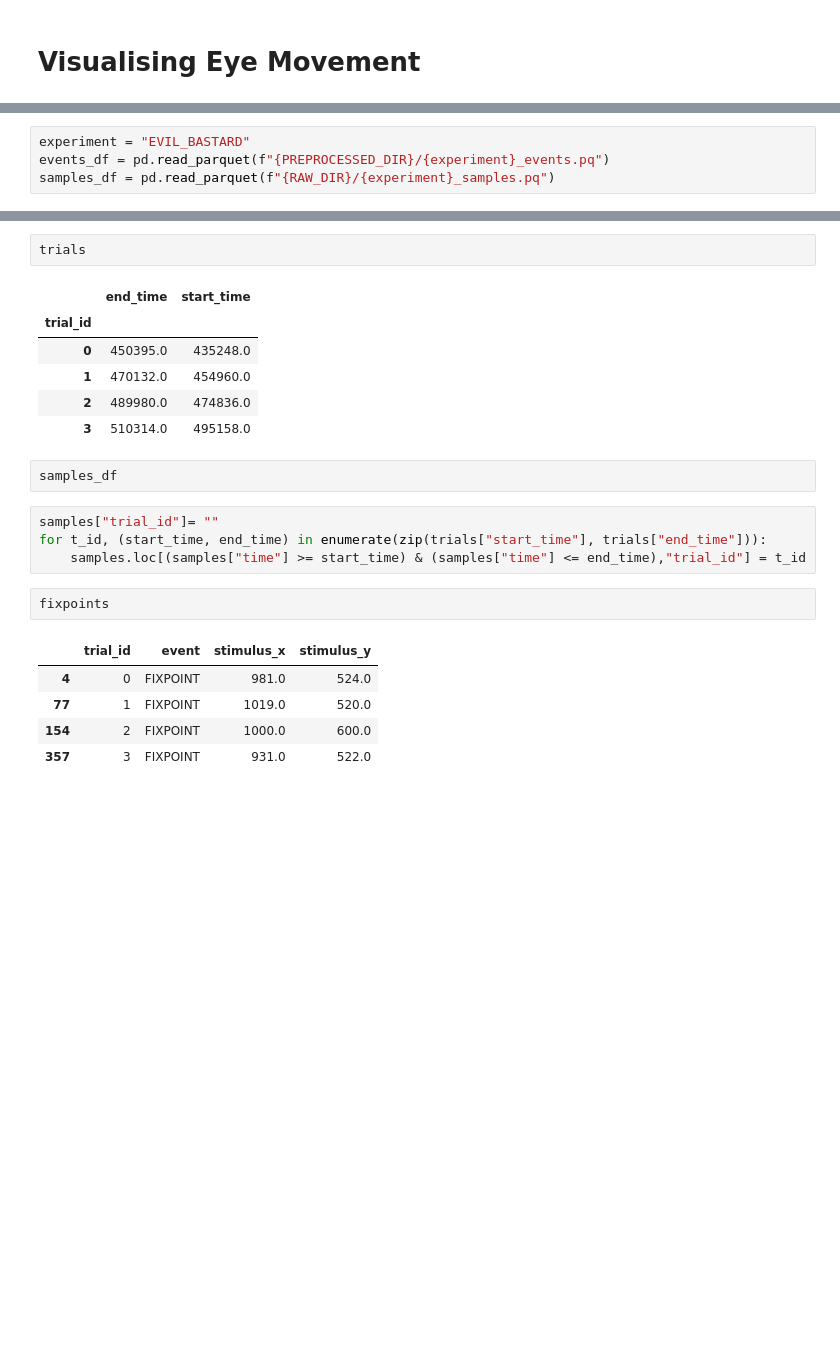
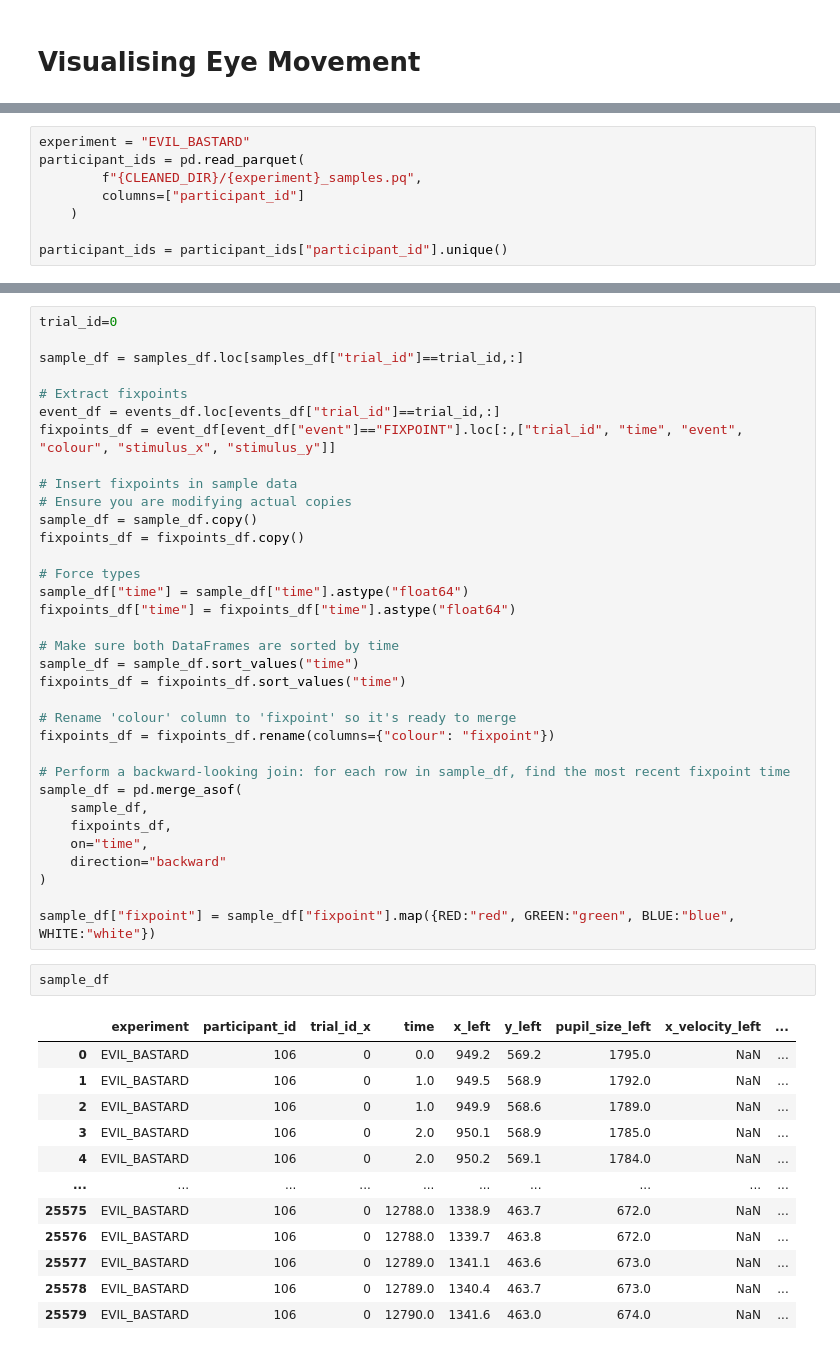
Before and after one commit to krusand/Analyzing-concussions-through-eyetracking-measurements, a Jupyter notebook: VisualisingEyeMovement/VisualisingEyeMovement.ipynb, the cells around one changed output, grey strips where cells are left out. Cells and saved outputs as stored; diff of their text form; blank space fills up the shorter version.

```diff
--- a/VisualisingEyeMovement/VisualisingEyeMovement.ipynb
+++ b/VisualisingEyeMovement/VisualisingEyeMovement.ipynb
@@ -17,5 +18,9 @@ sys.path.append(os.path.abspath("../src"))  # Add folder_a to sys.path
 from config import *
 # %%
 experiment = "EVIL_BASTARD"
-events_df = pd.read_parquet(f"{PREPROCESSED_DIR}/{experiment}_events.pq")
-samples_df = pd.read_parquet(f"{RAW_DIR}/{experiment}_samples.pq")
+participant_ids = pd.read_parquet(
+        f"{CLEANED_DIR}/{experiment}_samples.pq",
+        columns=["participant_id"]
+    )
+
+participant_ids = participant_ids["participant_id"].unique()
@@ -29,23 +45,49 @@ trials.columns = ["end_time", "start_time"]
-# %%
-trials
-# %% [output]
-|  | end_time | start_time |
-| trial_id |  |  |
-| 0 | 450395.0 | 435248.0 |
-| 1 | 470132.0 | 454960.0 |
-| 2 | 489980.0 | 474836.0 |
-| 3 | 510314.0 | 495158.0 |
-# %%
-samples_df
-# %%
-samples["trial_id"]= ""
-for t_id, (start_time, end_time) in enumerate(zip(trials["start_time"], trials["end_time"])):
-    samples.loc[(samples["time"] >= start_time) & (samples["time"] <= end_time),"trial_id"] = t_id
-# %%
-fixpoints
-# %% [output]
-|  | trial_id | event | stimulus_x | stimulus_y |
-| 4 | 0 | FIXPOINT | 981.0 | 524.0 |
-| 77 | 1 | FIXPOINT | 1019.0 | 520.0 |
-| 154 | 2 | FIXPOINT | 1000.0 | 600.0 |
-| 357 | 3 | FIXPOINT | 931.0 | 522.0 |
+# %%
+trial_id=0
+
+sample_df = samples_df.loc[samples_df["trial_id"]==trial_id,:]
+
+# Extract fixpoints
+event_df = events_df.loc[events_df["trial_id"]==trial_id,:]
+fixpoints_df = event_df[event_df["event"]=="FIXPOINT"].loc[:,["trial_id", "time", "event", "colour", "stimulus_x", "stimulus_y"]]
+
+# Insert fixpoints in sample data
+# Ensure you are modifying actual copies
+sample_df = sample_df.copy()
+fixpoints_df = fixpoints_df.copy()
+
+# Force types
+sample_df["time"] = sample_df["time"].astype("float64")
+fixpoints_df["time"] = fixpoints_df["time"].astype("float64")
+
+# Make sure both DataFrames are sorted by time
+sample_df = sample_df.sort_values("time")
+fixpoints_df = fixpoints_df.sort_values("time")
+
+# Rename 'colour' column to 'fixpoint' so it's ready to merge
+fixpoints_df = fixpoints_df.rename(columns={"colour": "fixpoint"})
+
+# Perform a backward-looking join: for each row in sample_df, find the most recent fixpoint time
+sample_df = pd.merge_asof(
+    sample_df,
+    fixpoints_df,
+    on="time",
+    direction="backward"
+)
+
+sample_df["fixpoint"] = sample_df["fixpoint"].map({RED:"red", GREEN:"green", BLUE:"blue", WHITE:"white"})
+# %%
+sample_df
+# %% [output]
+|  | experiment | participant_id | trial_id_x | time | x_left | y_left | pupil_size_left | x_velocity_left | ... |
+| 0 | EVIL_BASTARD | 106 | 0 | 0.0 | 949.2 | 569.2 | 1795.0 | NaN | ... |
+| 1 | EVIL_BASTARD | 106 | 0 | 1.0 | 949.5 | 568.9 | 1792.0 | NaN | ... |
+| 2 | EVIL_BASTARD | 106 | 0 | 1.0 | 949.9 | 568.6 | 1789.0 | NaN | ... |
+| 3 | EVIL_BASTARD | 106 | 0 | 2.0 | 950.1 | 568.9 | 1785.0 | NaN | ... |
+| 4 | EVIL_BASTARD | 106 | 0 | 2.0 | 950.2 | 569.1 | 1784.0 | NaN | ... |
+| ... | ... | ... | ... | ... | ... | ... | ... | ... | ... |
+| 25575 | EVIL_BASTARD | 106 | 0 | 12788.0 | 1338.9 | 463.7 | 672.0 | NaN | ... |
+| 25576 | EVIL_BASTARD | 106 | 0 | 12788.0 | 1339.7 | 463.8 | 672.0 | NaN | ... |
+| 25577 | EVIL_BASTARD | 106 | 0 | 12789.0 | 1341.1 | 463.6 | 673.0 | NaN | ... |
+| 25578 | EVIL_BASTARD | 106 | 0 | 12789.0 | 1340.4 | 463.7 | 673.0 | NaN | ... |
+| 25579 | EVIL_BASTARD | 106 | 0 | 12790.0 | 1341.6 | 463.0 | 674.0 | NaN | ... |
```
Also changed, not shown: parts of 8 cells of this notebook, 6 other files.
